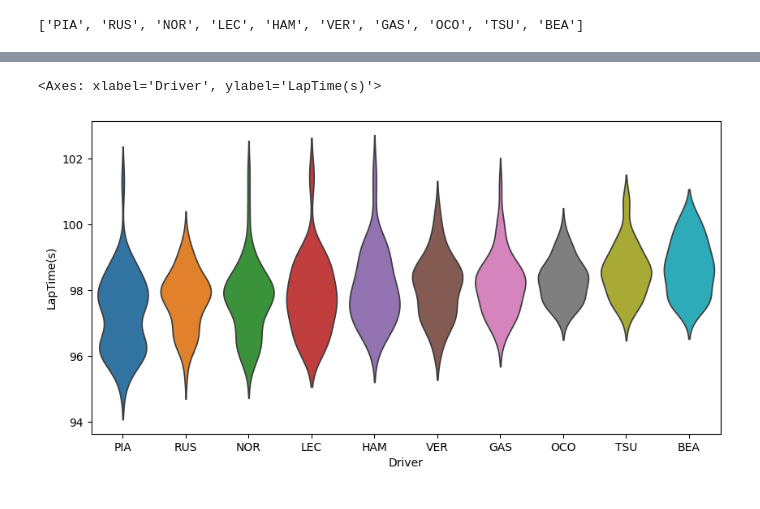
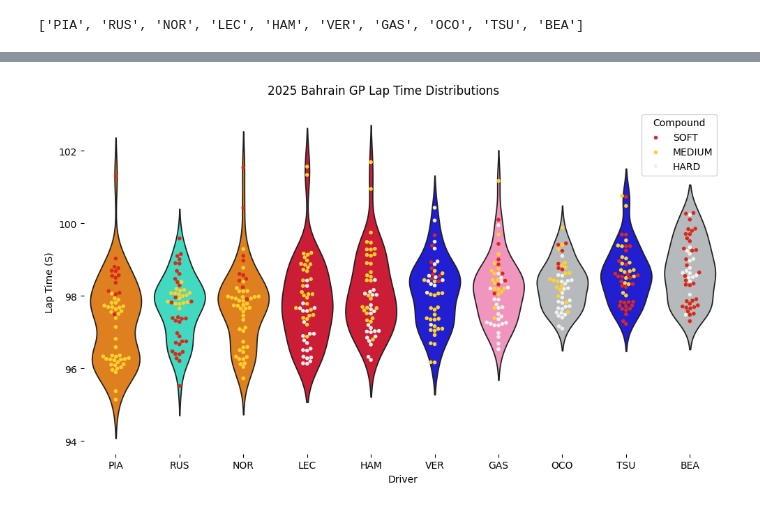
Before and after one commit to shafnybuilds/real-time-f1-strategy-advisor, a Jupyter notebook: notebooks/data_exploration_and_EDA.ipynb, the cells around one changed output, grey strips where cells are left out. Drawn from its saved outputs; the diff is of its cells as text; code cells hidden in the pictures.

Commit message:
plotting

```diff
--- a/notebooks/data_exploration_and_EDA.ipynb
+++ b/notebooks/data_exploration_and_EDA.ipynb
@@ -69,18 +69,38 @@ Index(['index', 'Time', 'Driver', 'DriverNumber', 'LapTime', 'LapNumber',
       dtype='object')
 # %%
-fig, ax = plt.subplots(figsize=(10, 5))
+fig, ax = plt.subplots(figsize=(10, 6))
 
 driver_laps["LapTime(s)"] = driver_laps["LapTime"].dt.total_seconds()
 
 sns.violinplot(
     data=driver_laps,
     x="Driver",
     y="LapTime(s)",
     hue="Driver",
     density_norm="area",
     order=finishing_order,
     inner=None,
+    palette=ffp.get_driver_color_mapping(session=session)
 )
+
+sns.swarmplot(
+    data=driver_laps,
+    x="Driver",
+    y="LapTime(s)",
+    order=finishing_order,
+    hue="Compound",
+    hue_order=["SOFT", "MEDIUM", "HARD"],
+    linewidth=0,
+    size=4,
+    palette=ffp.get_compound_mapping(session=session)
+)
+
+ax.set_xlabel('Driver')
+ax.set_ylabel('Lap Time (S)')
+plt.suptitle('2025 Bahrain GP Lap Time Distributions')
+sns.despine(left=True, bottom=True)
+
+plt.tight_layout()
+plt.show()
 # %% [output]
-<Axes: xlabel='Driver', ylabel='LapTime(s)'>
-[figure, old version]
+[figure, new version]
```
Also changed, not shown: parts of 1 cell of this notebook.
